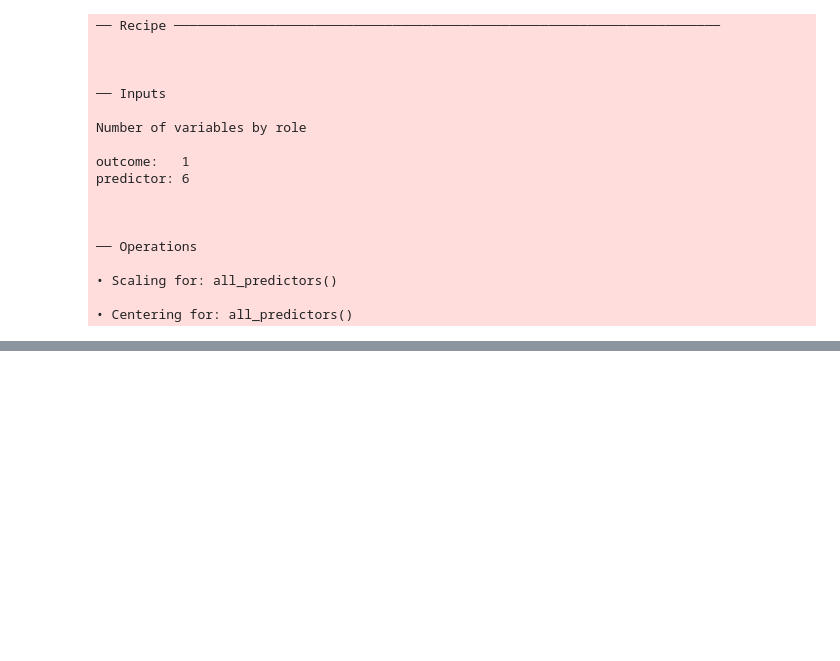
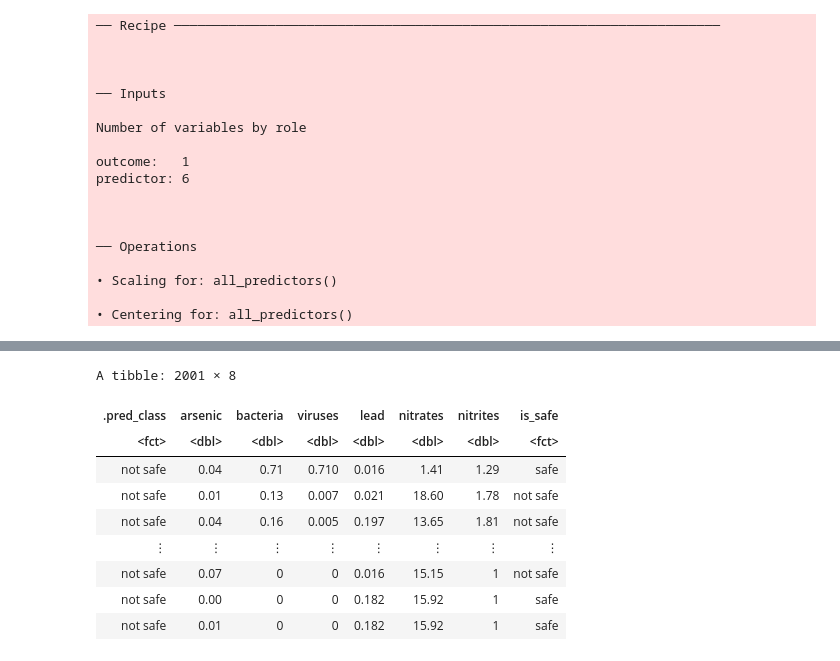
Before and after one commit to zayan-sheikh/DSCI-G13-Project, a Jupyter notebook: group_project_report.ipynb, the cells around one changed output, grey strips where cells are left out. Cells and saved outputs as stored; diff of their text form; code cells hidden in the pictures; blank space fills up the shorter version.

```diff
--- a/group_project_report.ipynb
+++ b/group_project_report.ipynb
@@ -179,0 +219,26 @@ ERROR: Error in `ggplot_add()`:
+# %%
+#model 2 (14 nearest neighbors):
+
+water_knn_41 <- nearest_neighbor(weight_func = 'rectangular', neighbors = 41) |>
+    set_engine('kknn') |>
+    set_mode('classification')
+
+knn_workflow_41 <- workflow() |>
+    add_recipe(water_recipe) |>
+    add_model(water_knn_41) |>
+    fit(data = water_train)
+
+test_pred_41 <- predict(knn_workflow_41, water_test)|>
+    bind_cols(water_test)
+test_pred_41
+# %% [output]
+A tibble: 2001 × 8
+| .pred_class | arsenic | bacteria | viruses | lead | nitrates | nitrites | is_safe |
+| <fct> | <dbl> | <dbl> | <dbl> | <dbl> | <dbl> | <dbl> | <fct> |
+| not safe | 0.04 | 0.71 | 0.710 | 0.016 | 1.41 | 1.29 | safe |
+| not safe | 0.01 | 0.13 | 0.007 | 0.021 | 18.60 | 1.78 | not safe |
+| not safe | 0.04 | 0.16 | 0.005 | 0.197 | 13.65 | 1.81 | not safe |
+| ⋮ | ⋮ | ⋮ | ⋮ | ⋮ | ⋮ | ⋮ | ⋮ |
+| not safe | 0.07 | 0 | 0 | 0.016 | 15.15 | 1 | not safe |
+| not safe | 0.00 | 0 | 0 | 0.182 | 15.92 | 1 | safe |
+| not safe | 0.01 | 0 | 0 | 0.182 | 15.92 | 1 | safe |
```
Also changed, not shown: parts of 15 cells of this notebook.
